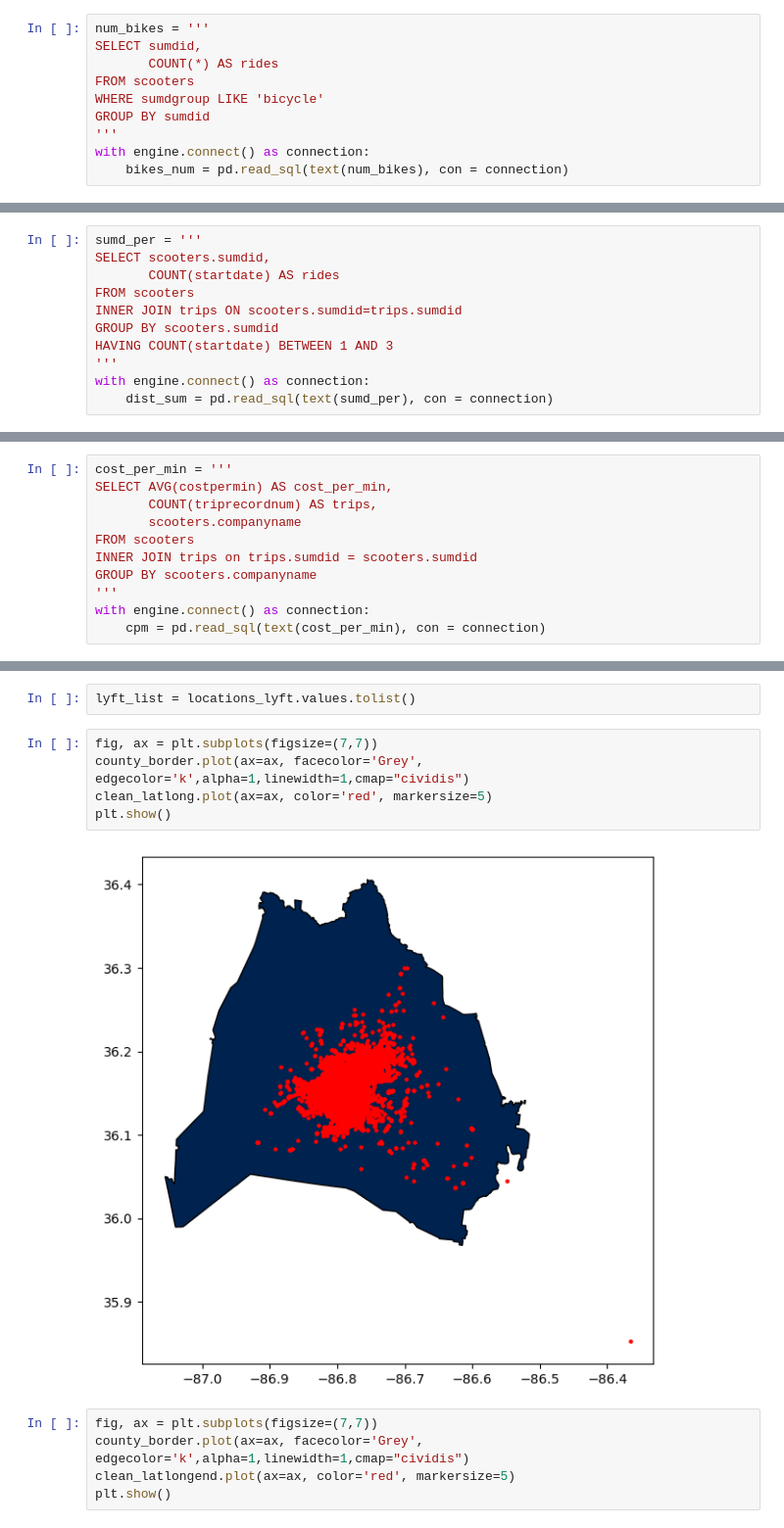
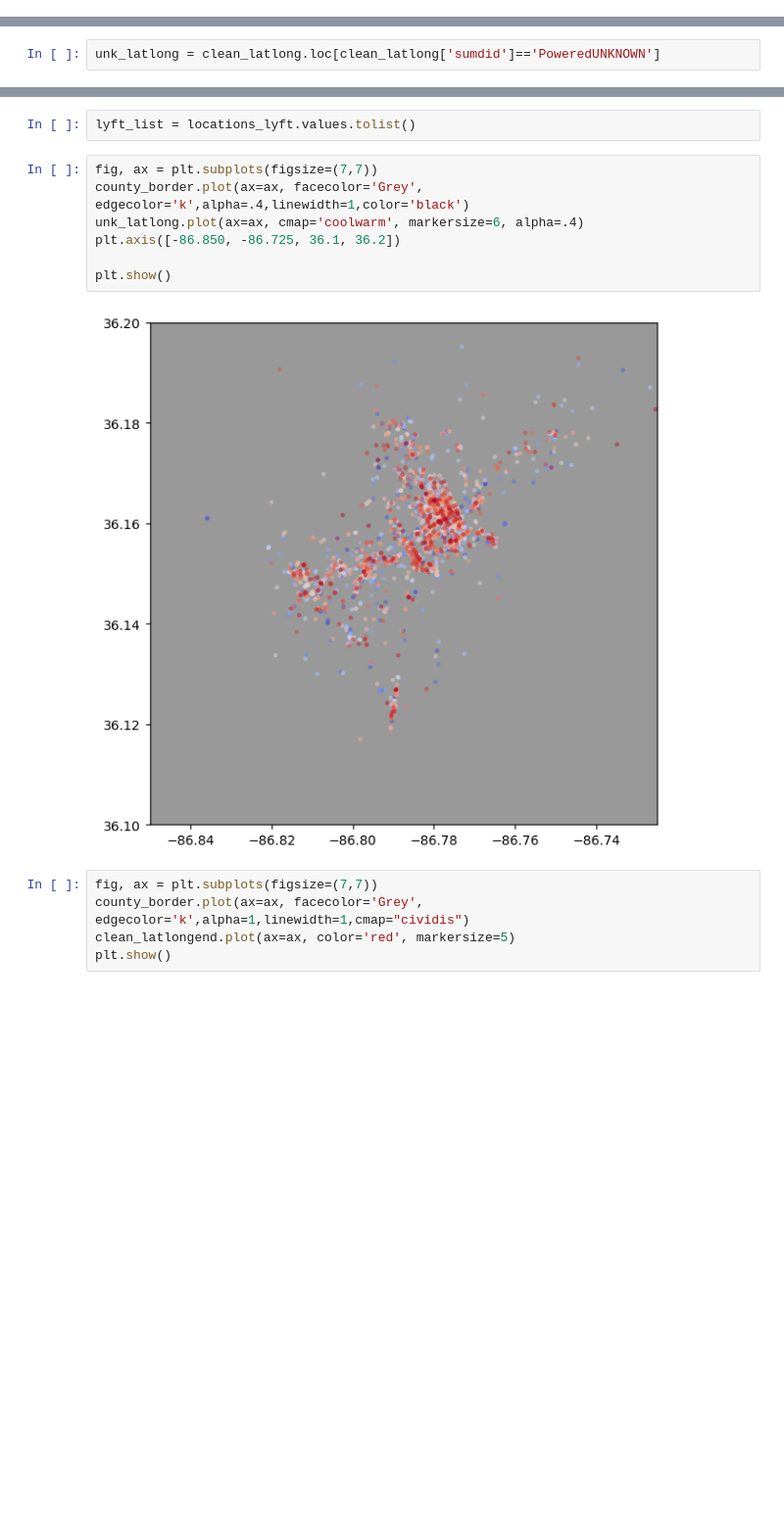
Before and after one commit to NSS-Full-Time-Data-Analytics-11/nashville-scooters-bently, a Jupyter notebook: Untitled.ipynb, the cells around one changed output, grey strips where cells are left out. Shown at 98% size. Drawn from its saved outputs; the diff is of its cells as text; blank space fills up the shorter version.

Commit message:
heatmaps finished

```diff
--- a/Untitled.ipynb
+++ b/Untitled.ipynb
@@ -206,14 +103,4 @@ bikes.head(5)
 | 2 | 2019-05-01 00:14:58.037 | 36.150966 | -86.852773 | StandardNW5HJFO4R32LY | Standard | 100.0 | bicycle | 0.0 | Lime |
 | 3 | 2019-05-01 00:19:57.383 | 36.150966 | -86.852773 | StandardNW5HJFO4R32LY | Standard | 100.0 | bicycle | 0.0 | Lime |
 | 4 | 2019-05-01 00:24:57.743 | 36.150966 | -86.852773 | StandardNW5HJFO4R32LY | Standard | 100.0 | bicycle | 0.0 | Lime |
-# %%
-num_bikes = '''
-SELECT sumdid,
-       COUNT(*) AS rides
-FROM scooters
-WHERE sumdgroup LIKE 'bicycle'
-GROUP BY sumdid
-'''
-with engine.connect() as connection:
-    bikes_num = pd.read_sql(text(num_bikes), con = connection)
 # %%
@@ -226,15 +112,4 @@ bikes_num
 | 3 | StandardNUTLLXP4G37OI | 6 |
 | 4 | StandardNW5HJFO4R32LY | 26476 |
 | 5 | StandardZPUQESHVPP74J | 6 |
-# %%
-sumd_per = '''
-SELECT scooters.sumdid,
-       COUNT(startdate) AS rides
-FROM scooters
-INNER JOIN trips ON scooters.sumdid=trips.sumdid
-GROUP BY scooters.sumdid
-HAVING COUNT(startdate) BETWEEN 1 AND 3
-'''
-with engine.connect() as connection:
-    dist_sum = pd.read_sql(text(sumd_per), con = connection)
 # %%
@@ -244,15 +118,4 @@ dist_sum
 | 0 | PoweredBHQPF4NGORWCW | 1 |
 | 1 | PoweredC7EZRZTYAREOS | 1 |
 | 2 | PoweredIW4P9 | 2 |
-# %%
-cost_per_min = '''
-SELECT AVG(costpermin) AS cost_per_min,
-       COUNT(triprecordnum) AS trips,
-       scooters.companyname
-FROM scooters
-INNER JOIN trips on trips.sumdid = scooters.sumdid
-GROUP BY scooters.companyname
-'''
-with engine.connect() as connection:
-    cpm = pd.read_sql(text(cost_per_min), con = connection)
 # %%
@@ -374,3 +289,5 @@ print(area_center)
 [36.169518278335836, -86.78492656233847]
 # %%
 clean_latlong = start_gpd_loc.loc[start_gpd_loc.startlatitude.isnull() == False]
+# %%
+unk_latlong = clean_latlong.loc[clean_latlong['sumdid']=='PoweredUNKNOWN']
@@ -461,11 +406,13 @@ locations_lyft = latlongend_lyft[['startlatitude', 'startlongitude']]
 lyft_list = locations_lyft.values.tolist()
 # %%
 fig, ax = plt.subplots(figsize=(7,7))
-county_border.plot(ax=ax, facecolor='Grey', edgecolor='k',alpha=1,linewidth=1,cmap="cividis")
-clean_latlong.plot(ax=ax, color='red', markersize=5)
+county_border.plot(ax=ax, facecolor='Grey', edgecolor='k',alpha=.4,linewidth=1,color='black')
+unk_latlong.plot(ax=ax, cmap='coolwarm', markersize=6, alpha=.4)
+plt.axis([-86.850, -86.725, 36.1, 36.2])
+
 plt.show()
 # %% [output]
-[figure, old version]
+[figure, new version]
 # %%
 fig, ax = plt.subplots(figsize=(7,7))
 county_border.plot(ax=ax, facecolor='Grey', edgecolor='k',alpha=1,linewidth=1,cmap="cividis")
```
Also changed, not shown: parts of 47 cells of this notebook.
